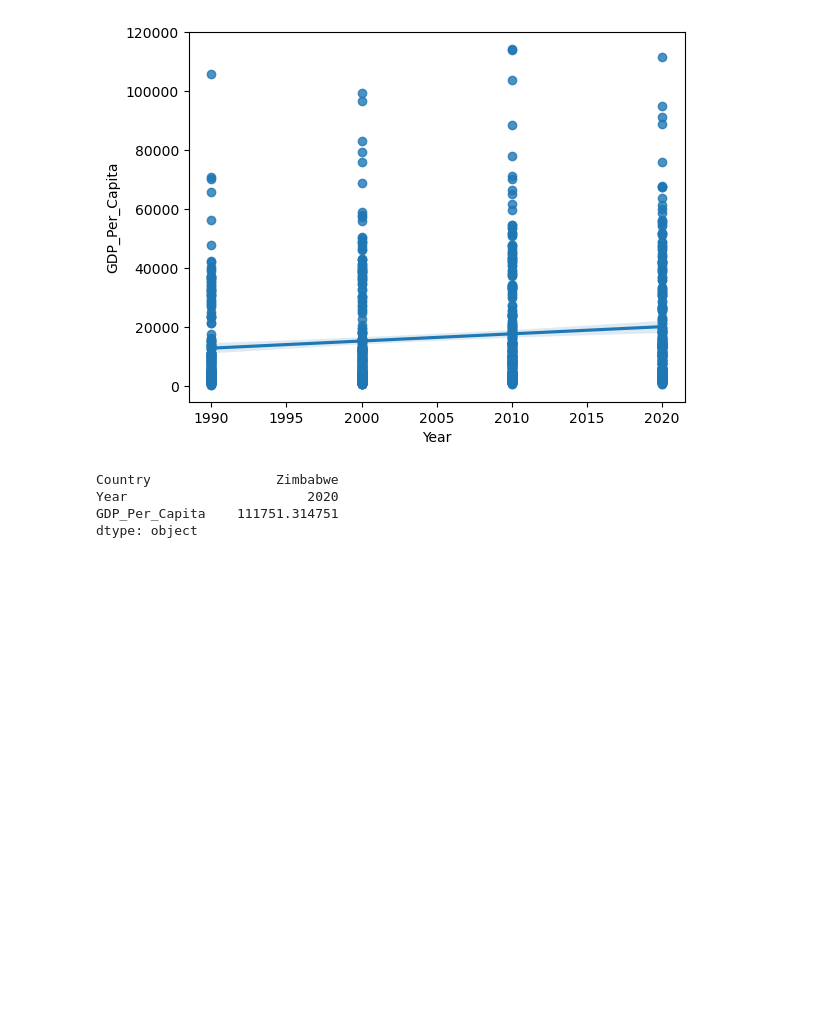
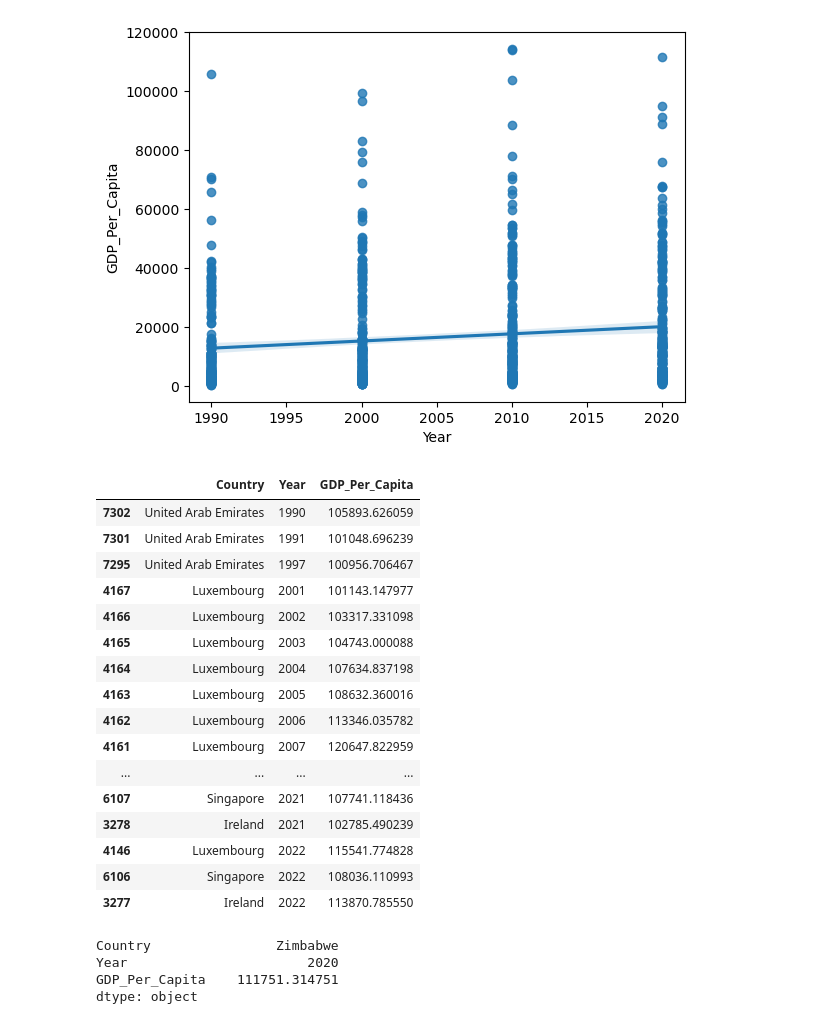
Before and after one commit to NSS-Data-Analytics-Cohort-12/un-python-HaylieCannon, a Jupyter notebook: notebooks/unproject.ipynb, the cells around one changed output. Drawn from its saved outputs; the diff is of its cells as text; code cells hidden in the pictures; blank space fills up the shorter version.

```diff
--- a/notebooks/unproject.ipynb
+++ b/notebooks/unproject.ipynb
@@ -164,3 +233,27 @@ sns.regplot(x=gdp_df_4_years["Year"], y=gdp_df_4_years["GDP_Per_Capita"])
 [figure]
 # %%
 # 11. Which country was the first to have a GDP per capita greater than $100,000?
+# %%
+gdp_df_100000 = gdp_df_rename[gdp_df_rename["GDP_Per_Capita"] > 100000]
+# %%
+sorted_gdp_df_100000 = gdp_df_100000.sort_values(["Year"])
+# %%
+sorted_gdp_df_100000
+# %% [output]
+|  | Country | Year | GDP_Per_Capita |
+| 7302 | United Arab Emirates | 1990 | 105893.626059 |
+| 7301 | United Arab Emirates | 1991 | 101048.696239 |
+| 7295 | United Arab Emirates | 1997 | 100956.706467 |
+| 4167 | Luxembourg | 2001 | 101143.147977 |
+| 4166 | Luxembourg | 2002 | 103317.331098 |
+| 4165 | Luxembourg | 2003 | 104743.000088 |
+| 4164 | Luxembourg | 2004 | 107634.837198 |
+| 4163 | Luxembourg | 2005 | 108632.360016 |
+| 4162 | Luxembourg | 2006 | 113346.035782 |
+| 4161 | Luxembourg | 2007 | 120647.822959 |
+| ... | ... | ... | ... |
+| 6107 | Singapore | 2021 | 107741.118436 |
+| 3278 | Ireland | 2021 | 102785.490239 |
+| 4146 | Luxembourg | 2022 | 115541.774828 |
+| 6106 | Singapore | 2022 | 108036.110993 |
+| 3277 | Ireland | 2022 | 113870.785550 |
```
Also changed, not shown: parts of 9 cells of this notebook.
